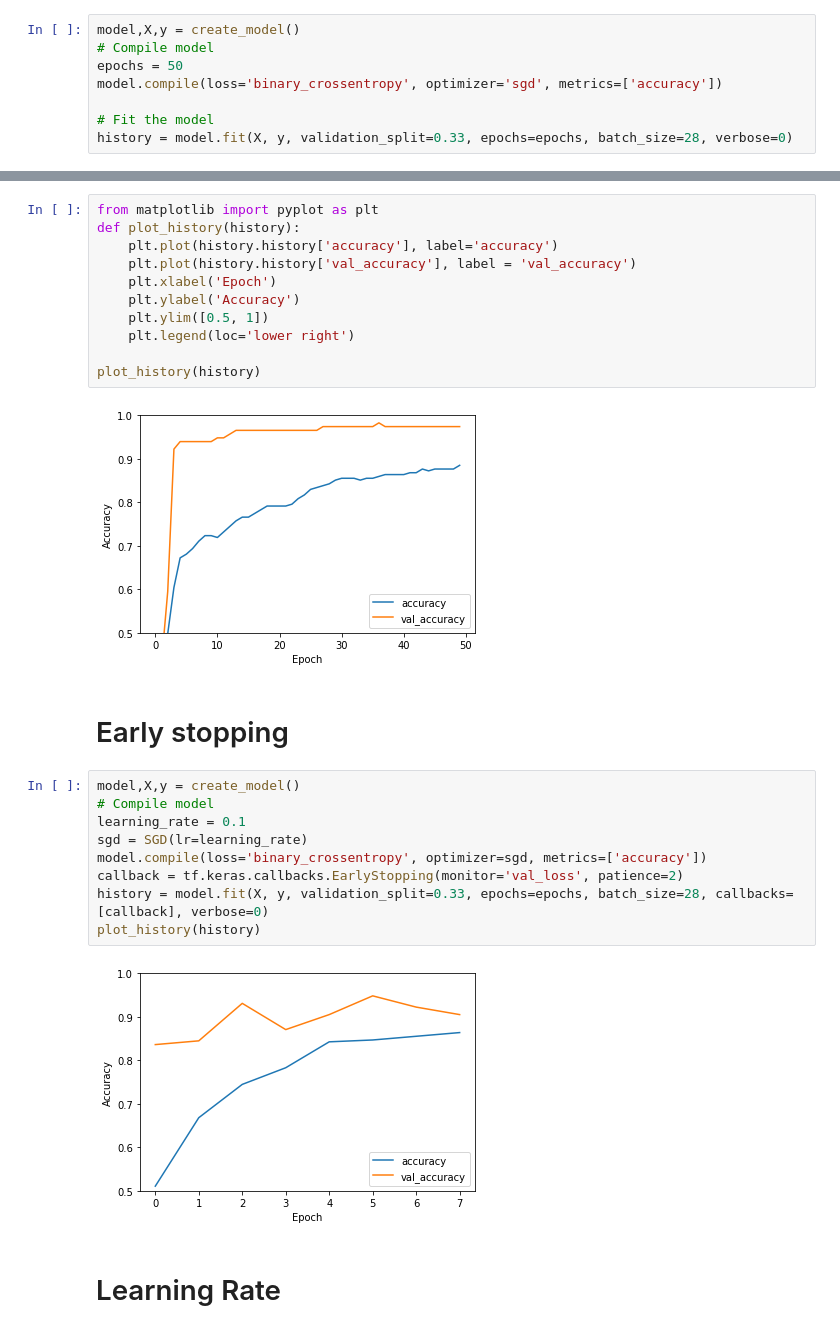
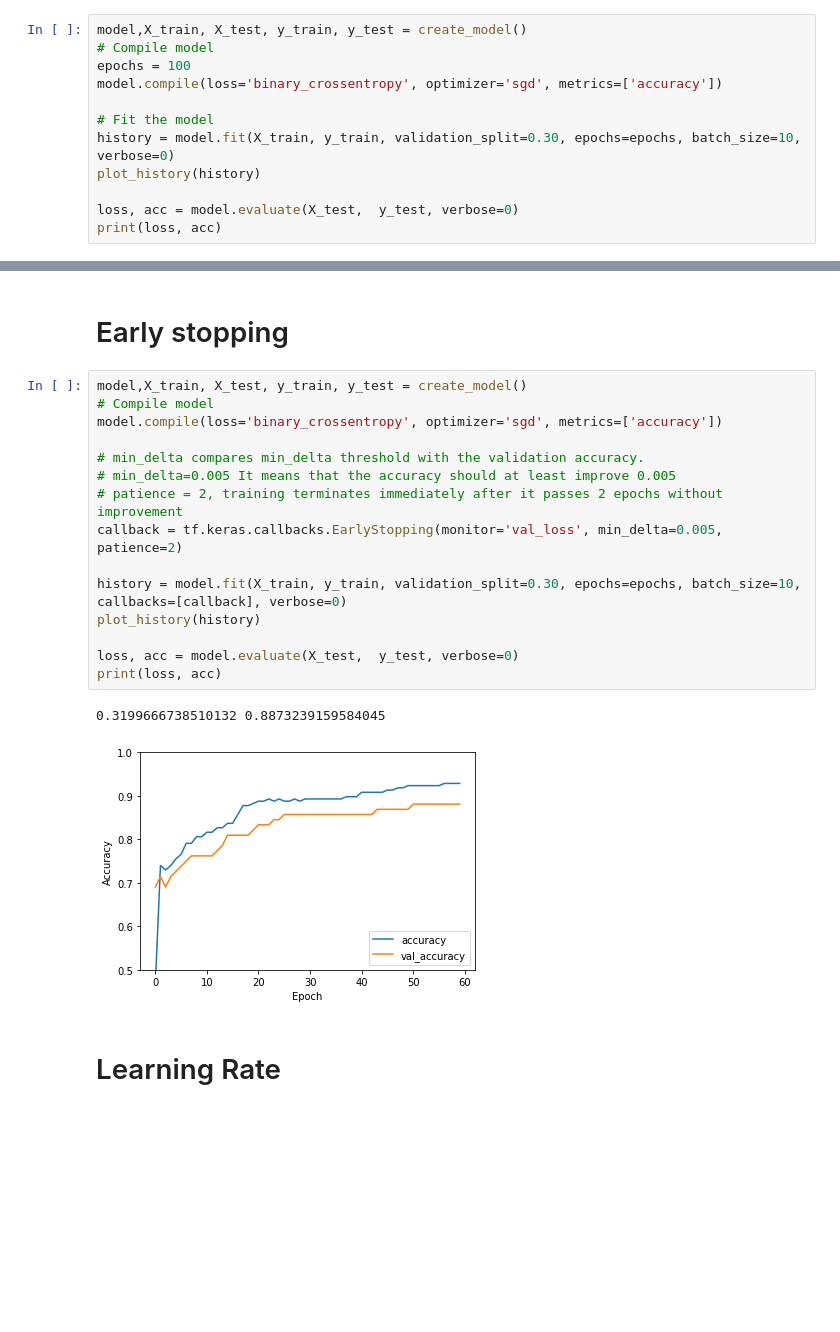
Before and after one commit to rootstrap/ml-training, a Jupyter notebook: prevent_overfitting.ipynb, the cells around one changed output, grey strips where cells are left out. Saved outputs shown, nothing was run; the diff lists cells and outputs as text; blank space fills up the shorter version.

```diff
--- a/prevent_overfitting.ipynb
+++ b/prevent_overfitting.ipynb
@@ -33,8 +50,12 @@ def create_model():
 # %%
-model,X,y = create_model()
+model,X_train, X_test, y_train, y_test = create_model()
 # Compile model
-epochs = 50
+epochs = 100
 model.compile(loss='binary_crossentropy', optimizer='sgd', metrics=['accuracy'])
 
 # Fit the model
-history = model.fit(X, y, validation_split=0.33, epochs=epochs, batch_size=28, verbose=0)
+history = model.fit(X_train, y_train, validation_split=0.30, epochs=epochs, batch_size=10, verbose=0)
+plot_history(history)
+
+loss, acc = model.evaluate(X_test,  y_test, verbose=0)
+print(loss, acc)
@@ -41,28 +65,22 @@ history = model.fit(X, y, validation_split=0.33, epochs=epochs, batch_size=28, v
-# %%
-from matplotlib import pyplot as plt
-def plot_history(history):
-    plt.plot(history.history['accuracy'], label='accuracy')
-    plt.plot(history.history['val_accuracy'], label = 'val_accuracy')
-    plt.xlabel('Epoch')
-    plt.ylabel('Accuracy')
-    plt.ylim([0.5, 1])
-    plt.legend(loc='lower right')
-
-plot_history(history)
-# %% [output]
-[figure, removed]
 # %% [markdown]
 # Early stopping
 # %%
-model,X,y = create_model()
+model,X_train, X_test, y_train, y_test = create_model()
 # Compile model
-learning_rate = 0.1
-sgd = SGD(lr=learning_rate)
-model.compile(loss='binary_crossentropy', optimizer=sgd, metrics=['accuracy'])
-callback = tf.keras.callbacks.EarlyStopping(monitor='val_loss', patience=2)
-history = model.fit(X, y, validation_split=0.33, epochs=epochs, batch_size=28, callbacks=[callback], verbose=0)
+model.compile(loss='binary_crossentropy', optimizer='sgd', metrics=['accuracy'])
+
+# min_delta compares min_delta threshold with the validation accuracy.
+# min_delta=0.005 It means that the accuracy should at least improve 0.005
+# patience = 2, training terminates immediately after it passes 2 epochs without improvement
+callback = tf.keras.callbacks.EarlyStopping(monitor='val_loss', min_delta=0.005, patience=2)
+
+history = model.fit(X_train, y_train, validation_split=0.30, epochs=epochs, batch_size=10, callbacks=[callback], verbose=0)
 plot_history(history)
+
+loss, acc = model.evaluate(X_test,  y_test, verbose=0)
+print(loss, acc)
 # %% [output]
+0.3199666738510132 0.8873239159584045
-[figure, old version]
+[figure, new version]
 # %% [markdown]
 # Learning Rate
```
Also changed, not shown: parts of 13 cells of this notebook, 8 other files.
